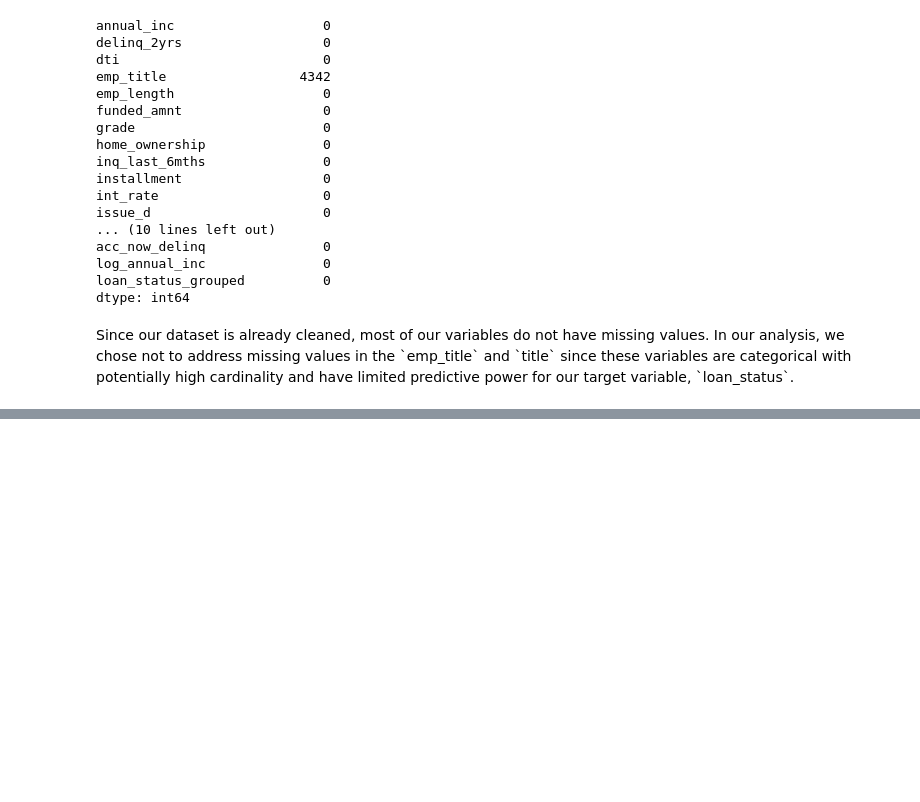
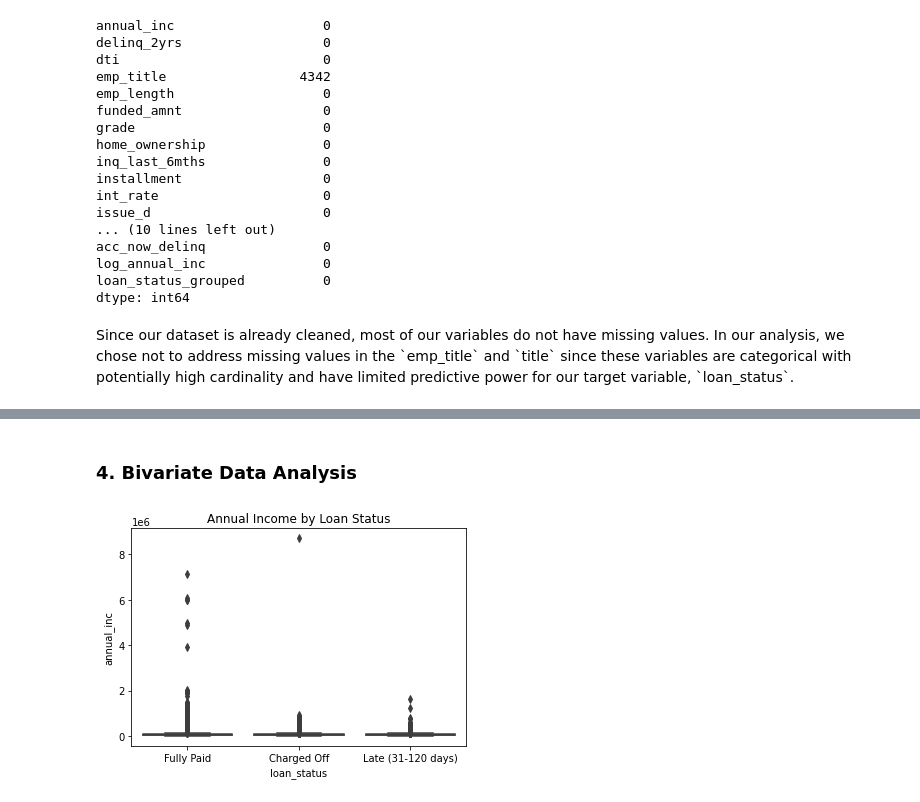
Before and after one commit to tanhl30/HE4045_Project, a Jupyter notebook: 1. Data Cleaning & EDA/EDA.ipynb, the cells around one changed output, grey strips where cells are left out. Cells and saved outputs as stored; diff of their text form; code cells hidden in the pictures; blank space fills up the shorter version.

```diff
--- a/1. Data Cleaning & EDA/EDA.ipynb
+++ b/1. Data Cleaning & EDA/EDA.ipynb
@@ -115,0 +146,9 @@ plt.show()
+# %% [markdown]
+### 4. Bivariate Data Analysis ###
+# %%
+# Box plot for numerical variables against 'loan_status'
+sns.boxplot(x='loan_status', y='annual_inc', data=cleaned_loan2)
+plt.title('Annual Income by Loan Status')
+plt.show()
+# %% [output]
+[figure, added]
```
Also changed, not shown: parts of 15 cells of this notebook.
